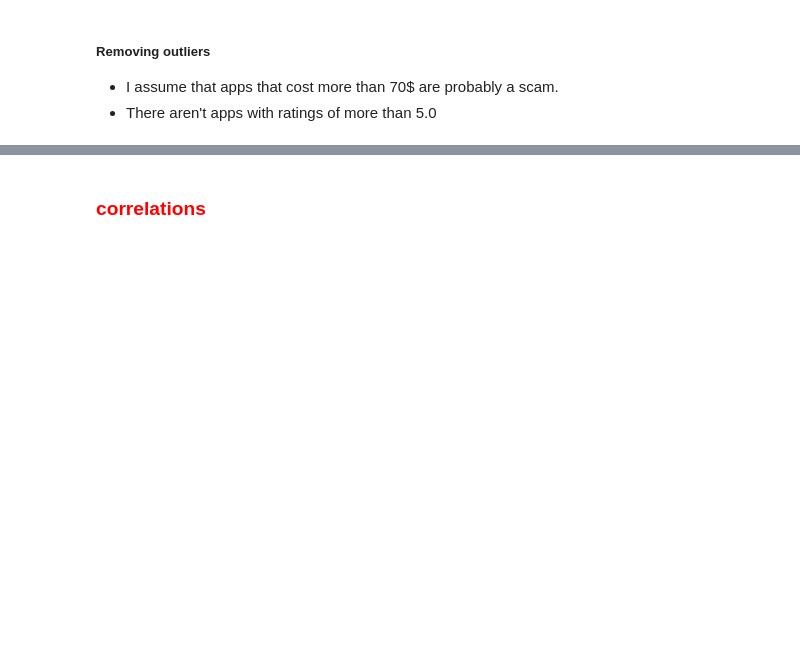
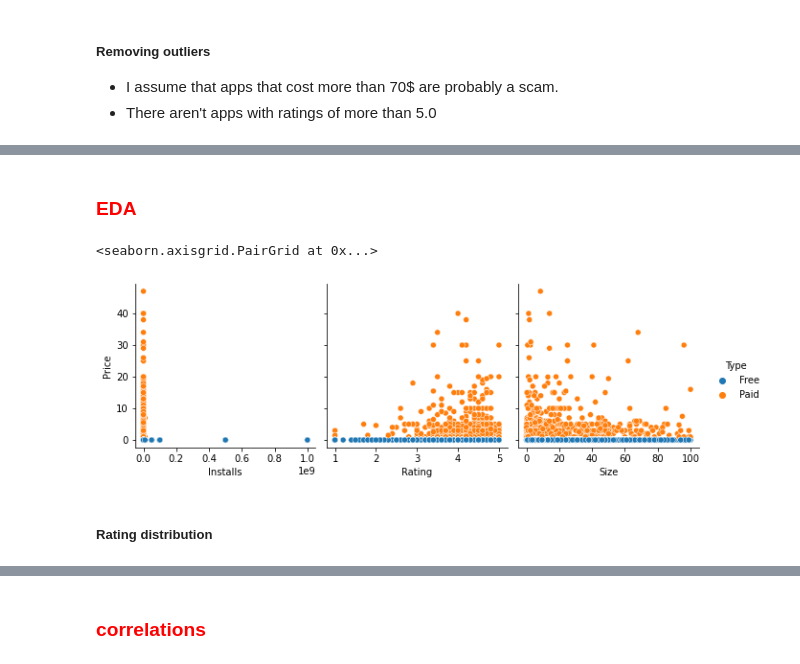
Before and after one commit to NirAharon1/Data-Analysis-Projects, a Jupyter notebook: Project 2 - Google Play Store Apps/google paly store apps.ipynb, the cells around one changed output, grey strips where cells are left out. Cells and saved outputs as stored; diff of their text form; code cells hidden in the pictures; blank space fills up the shorter version.

```diff
--- a/Project 2 - Google Play Store Apps/google paly store apps.ipynb
+++ b/Project 2 - Google Play Store Apps/google paly store apps.ipynb
@@ -131,0 +146,9 @@ app_df.drop(index=scam_apps, axis=1, inplace=True)
+# %% [markdown]
+### <span style="color:red">EDA</span>
+# %%
+sns.pairplot(data=app_df, hue="Type",y_vars=['Price'], x_vars=['Installs','Rating','Size'],height=3)
+# %% [output]
+<seaborn.axisgrid.PairGrid at 0x...>
+[figure, added]
+# %% [markdown]
+##### Rating distribution
```
Also changed, not shown: parts of 11 cells of this notebook.
